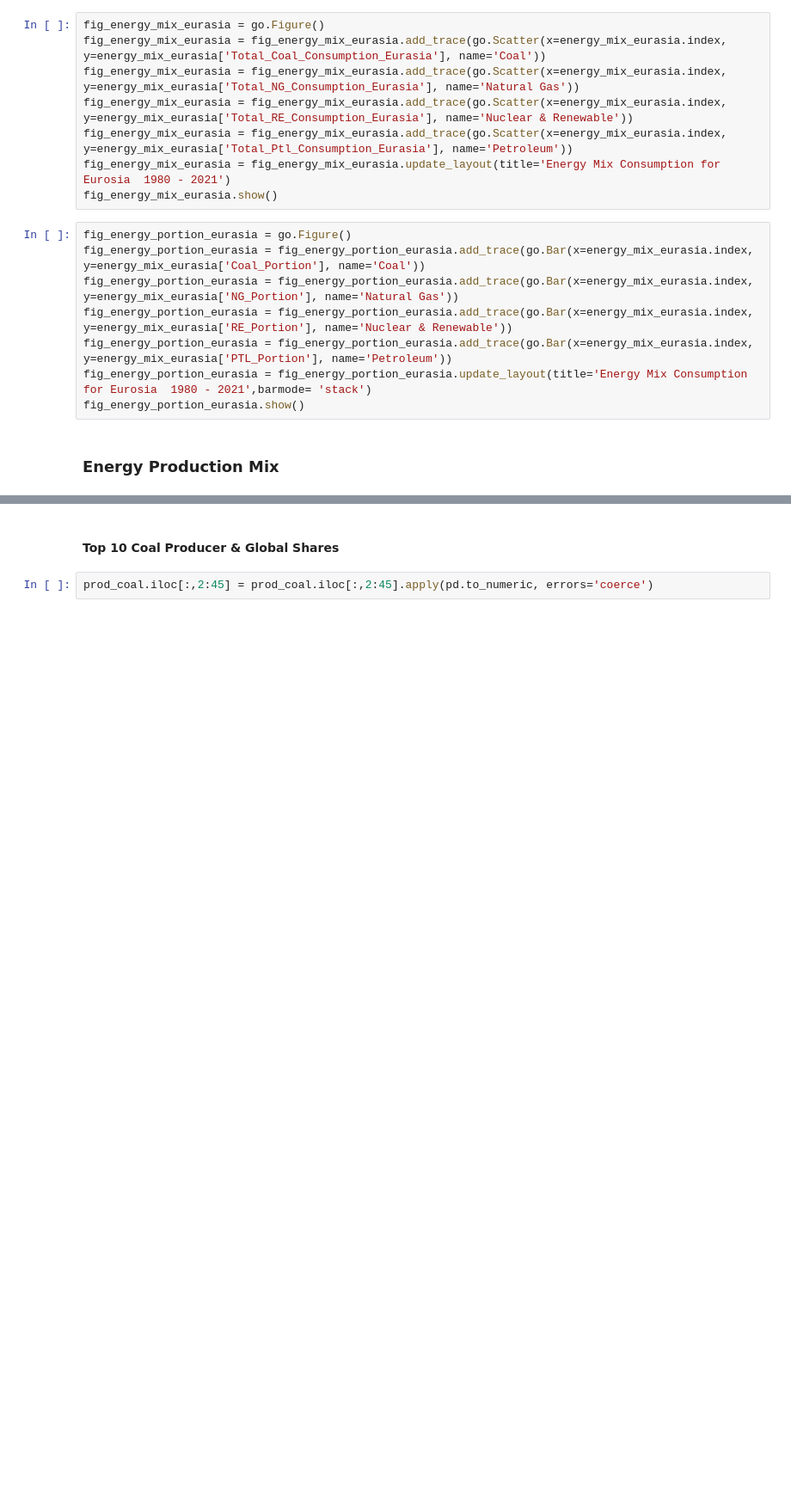
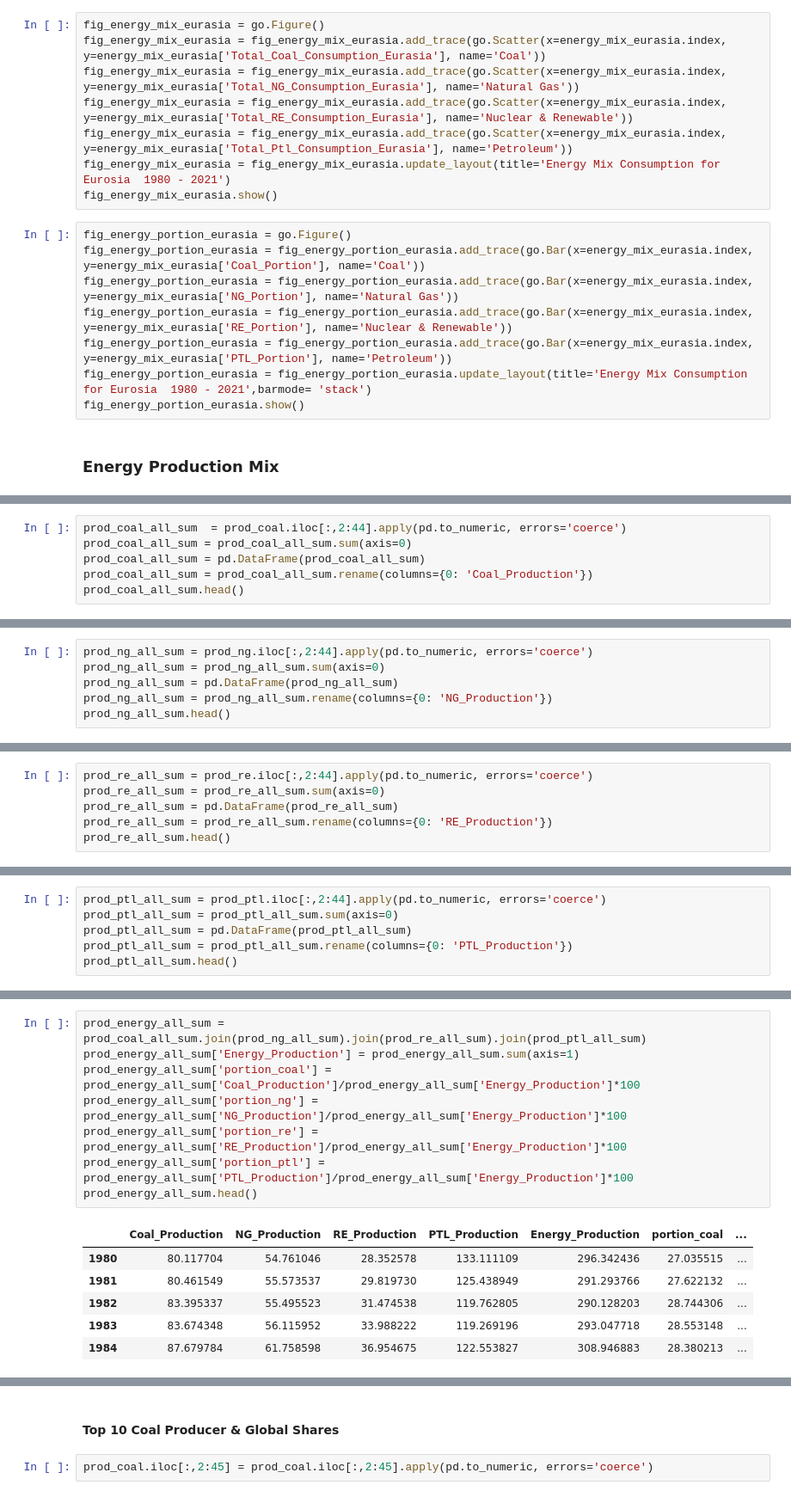
Before and after one commit to lurza/World-Energy-Analysis-main, a Jupyter notebook: Energy_Con_Prod.ipynb, the cells around one changed output, grey strips where cells are left out. Shown at 86% size. Drawn from its saved outputs; the diff is of its cells as text; blank space fills up the shorter version.

```diff
--- a/Energy_Con_Prod.ipynb
+++ b/Energy_Con_Prod.ipynb
@@ -4687,0 +4709,6 @@ fig_energy_portion_eurasia.show()
+# %%
+prod_coal_all_sum  = prod_coal.iloc[:,2:44].apply(pd.to_numeric, errors='coerce')
+prod_coal_all_sum = prod_coal_all_sum.sum(axis=0)
+prod_coal_all_sum = pd.DataFrame(prod_coal_all_sum)
+prod_coal_all_sum = prod_coal_all_sum.rename(columns={0: 'Coal_Production'})
+prod_coal_all_sum.head()
@@ -4687,0 +4722,6 @@ fig_energy_portion_eurasia.show()
+# %%
+prod_ng_all_sum = prod_ng.iloc[:,2:44].apply(pd.to_numeric, errors='coerce')
+prod_ng_all_sum = prod_ng_all_sum.sum(axis=0)
+prod_ng_all_sum = pd.DataFrame(prod_ng_all_sum)
+prod_ng_all_sum = prod_ng_all_sum.rename(columns={0: 'NG_Production'})
+prod_ng_all_sum.head()
@@ -4687,0 +4735,6 @@ fig_energy_portion_eurasia.show()
+# %%
+prod_re_all_sum = prod_re.iloc[:,2:44].apply(pd.to_numeric, errors='coerce')
+prod_re_all_sum = prod_re_all_sum.sum(axis=0)
+prod_re_all_sum = pd.DataFrame(prod_re_all_sum)
+prod_re_all_sum = prod_re_all_sum.rename(columns={0: 'RE_Production'})
+prod_re_all_sum.head()
@@ -4687,0 +4748,6 @@ fig_energy_portion_eurasia.show()
+# %%
+prod_ptl_all_sum = prod_ptl.iloc[:,2:44].apply(pd.to_numeric, errors='coerce')
+prod_ptl_all_sum = prod_ptl_all_sum.sum(axis=0)
+prod_ptl_all_sum = pd.DataFrame(prod_ptl_all_sum)
+prod_ptl_all_sum = prod_ptl_all_sum.rename(columns={0: 'PTL_Production'})
+prod_ptl_all_sum.head()
@@ -4687,0 +4761,15 @@ fig_energy_portion_eurasia.show()
+# %%
+prod_energy_all_sum = prod_coal_all_sum.join(prod_ng_all_sum).join(prod_re_all_sum).join(prod_ptl_all_sum)
+prod_energy_all_sum['Energy_Production'] = prod_energy_all_sum.sum(axis=1)
+prod_energy_all_sum['portion_coal'] = prod_energy_all_sum['Coal_Production']/prod_energy_all_sum['Energy_Production']*100
+prod_energy_all_sum['portion_ng'] = prod_energy_all_sum['NG_Production']/prod_energy_all_sum['Energy_Production']*100
+prod_energy_all_sum['portion_re'] = prod_energy_all_sum['RE_Production']/prod_energy_all_sum['Energy_Production']*100
+prod_energy_all_sum['portion_ptl'] = prod_energy_all_sum['PTL_Production']/prod_energy_all_sum['Energy_Production']*100
+prod_energy_all_sum.head()
+# %% [output]
+|  | Coal_Production | NG_Production | RE_Production | PTL_Production | Energy_Production | portion_coal | ... |
+| 1980 | 80.117704 | 54.761046 | 28.352578 | 133.111109 | 296.342436 | 27.035515 | ... |
+| 1981 | 80.461549 | 55.573537 | 29.819730 | 125.438949 | 291.293766 | 27.622132 | ... |
+| 1982 | 83.395337 | 55.495523 | 31.474538 | 119.762805 | 290.128203 | 28.744306 | ... |
+| 1983 | 83.674348 | 56.115952 | 33.988222 | 119.269196 | 293.047718 | 28.553148 | ... |
+| 1984 | 87.679784 | 61.758598 | 36.954675 | 122.553827 | 308.946883 | 28.380213 | ... |
```
Also changed, not shown: parts of 9 cells of this notebook.
